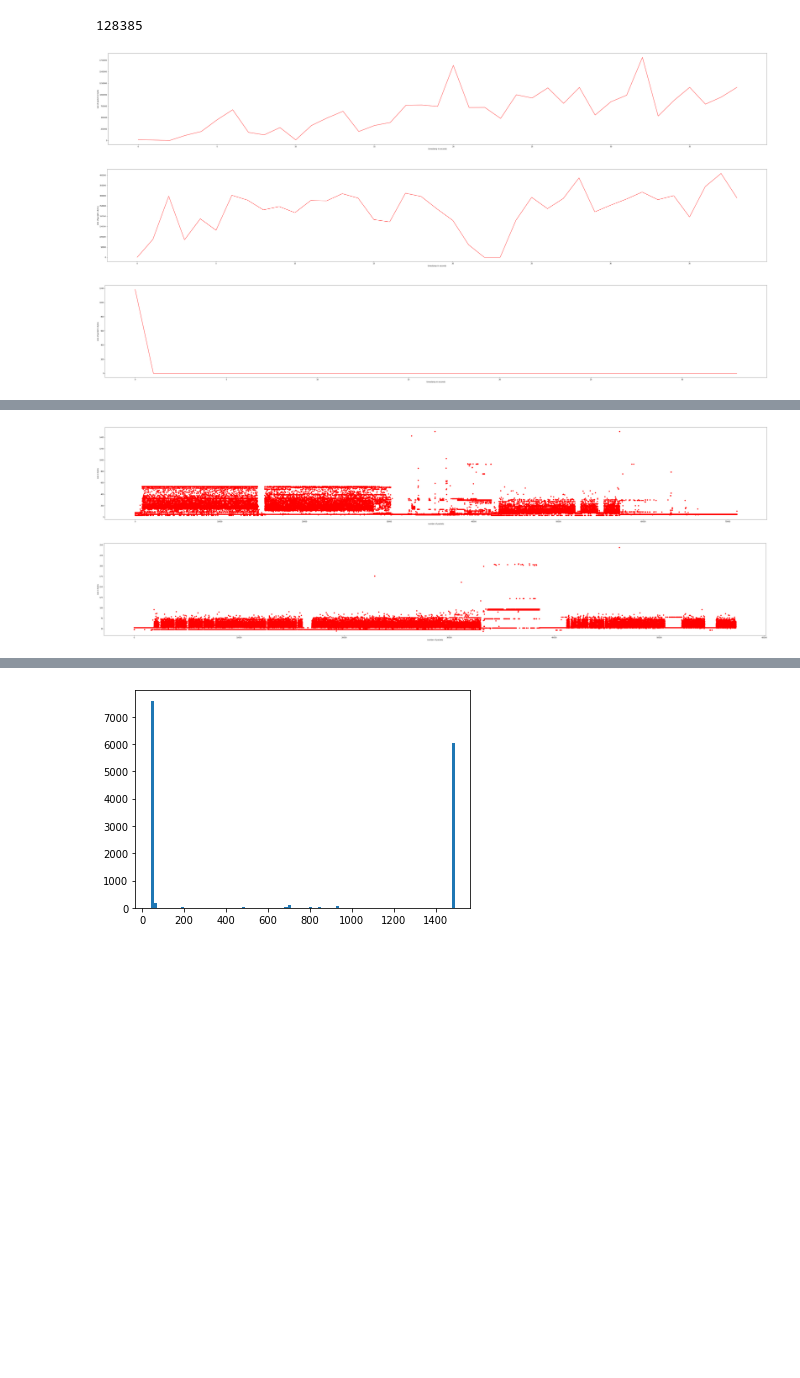
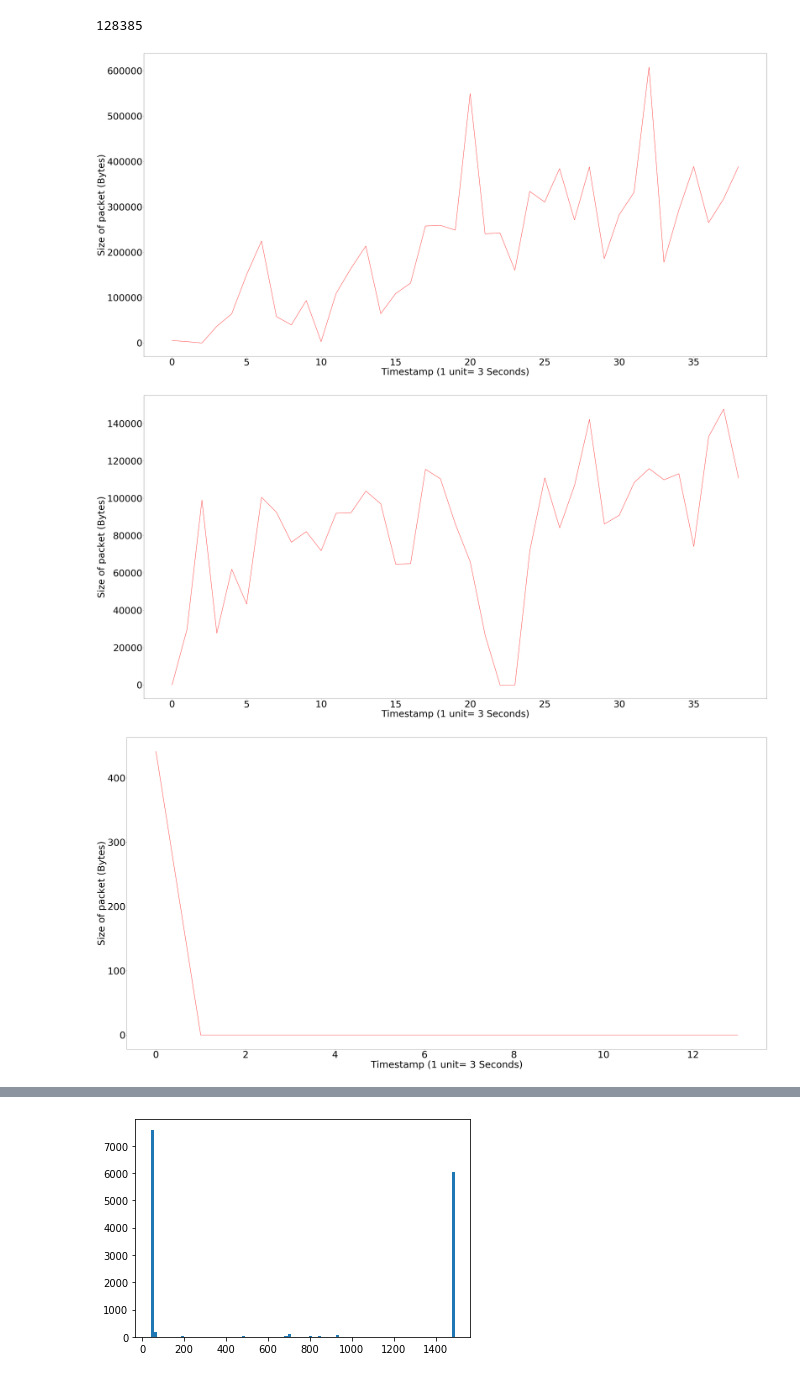
Before and after one commit to sanjayashokshetty/BotnetDetector, a Jupyter notebook: processing.ipynb, the cells around one changed output, grey strips where cells are left out. Drawn from its saved outputs; the diff is of its cells as text; code cells hidden in the pictures; blank space fills up the shorter version.

Commit message:
graphs

```diff
--- a/processing.ipynb
+++ b/processing.ipynb
@@ -33,15 +33,16 @@ len(flow.keys())
 116996.42946696281
 128385
 # %%
-def plot(figname,flow):
+import matplotlib.pyplot as plt
+plt.rcParams.update({'font.size': 50})
+def plot(figname,flow,savelabel):
 #     const=flow[0][0]
-    plt.figure(figsize=(70,10))
+    plt.figure(figsize=(60,30))
     plt.plot(flow,'r')
-    plt.ylabel('size of packet in bytes')
-    plt.xlabel('timestamp in seconds')
+    plt.ylabel('Size of packet (Bytes)')
+    plt.xlabel('Timestamp (1 unit= 3 Seconds)')
+    plt.savefig(savelabel)
     plt.show()
-#     plt.savefig(figname)
-
 
 def flowWindowmerge(flowlist,starttime,stoptime,mergeseconds):
     #returns packets merged within time interwals
@@ -74,22 +75,22 @@ def flowWindow(flowlist,starttime,stoptime):
 
 def reverse(tuple):
     return (tuple[1],tuple[0],tuple[3],tuple[2],tuple[4])
-def drawflow(k):
+def drawflow(k,savelabel):
     f=sorted(flow[k]+flow[reverse(k)])
     f=flowWindowmerge(f,f[0][0],f[0][0]+120,3)
-    plot("mal_172-16-2-12",f)
+    plot("mal_172-16-2-12",f,savelabel)
 # %%
 #normal flow
-drawflow(('195.50.87.130','172.16.2.2',  80,1097, 6))
+drawflow(('195.50.87.130','172.16.2.2',  80,1097, 6),"malflow")
 #malflow
-drawflow(('172.16.2.12', '90.14.88.143', 1712, 49645, 6))
+drawflow(('172.16.2.12', '90.14.88.143', 1712, 49645, 6),"nonmaltcpflow")
 #udp
-drawflow(("172.16.2.11","69.119.180.134",32245,20228,17))
+drawflow(("172.16.2.11","69.119.180.134",32245,20228,17),"maludpflow")
 #malflow
-drawflow(("172.16.2.12","209.85.135.91",1244,80,6))
+drawflow(("172.16.2.12","209.85.135.91",1244,80,6),"none")
 #malflow
-drawflow(("172.16.0.11","85.118.41.93",22252,6679,17))
+drawflow(("172.16.0.11","85.118.41.93",22252,6679,17),"maludpflow")
 # %% [output]
-[figure, old version]
+[figure, new version]
-[figure, old version]
+[figure, new version]
-[figure, old version]
+[figure, new version]
@@ -225,7 +226,7 @@ def makedataset(windowsize):
 makedataset(120)
 # %%
 def plotlist(figname,flow,xlabel,ylabel):
-    plt.figure(figsize=(70,10))
+    plt.figure(figsize=(60,30))
     plt.plot(flow,'ro')
     plt.ylabel(ylabel)
     plt.xlabel(xlabel)
@@ -238,9 +239,4 @@ for key in flow.keys():
         nonmalpacketlen.append(pl)
     else:
         malpacketlen.append(pl)
-plotlist("malpacketlen",malpacketlen[:1000],"number of packets","size in bytes")
-plotlist("nonmalpacketlen",nonmalpacketlen[:1000],"number of packets","size in bytes")
-# %% [output]
-[figure, removed]
-[figure, removed]
 # %%
```
Also changed, not shown: parts of 4 cells of this notebook.
